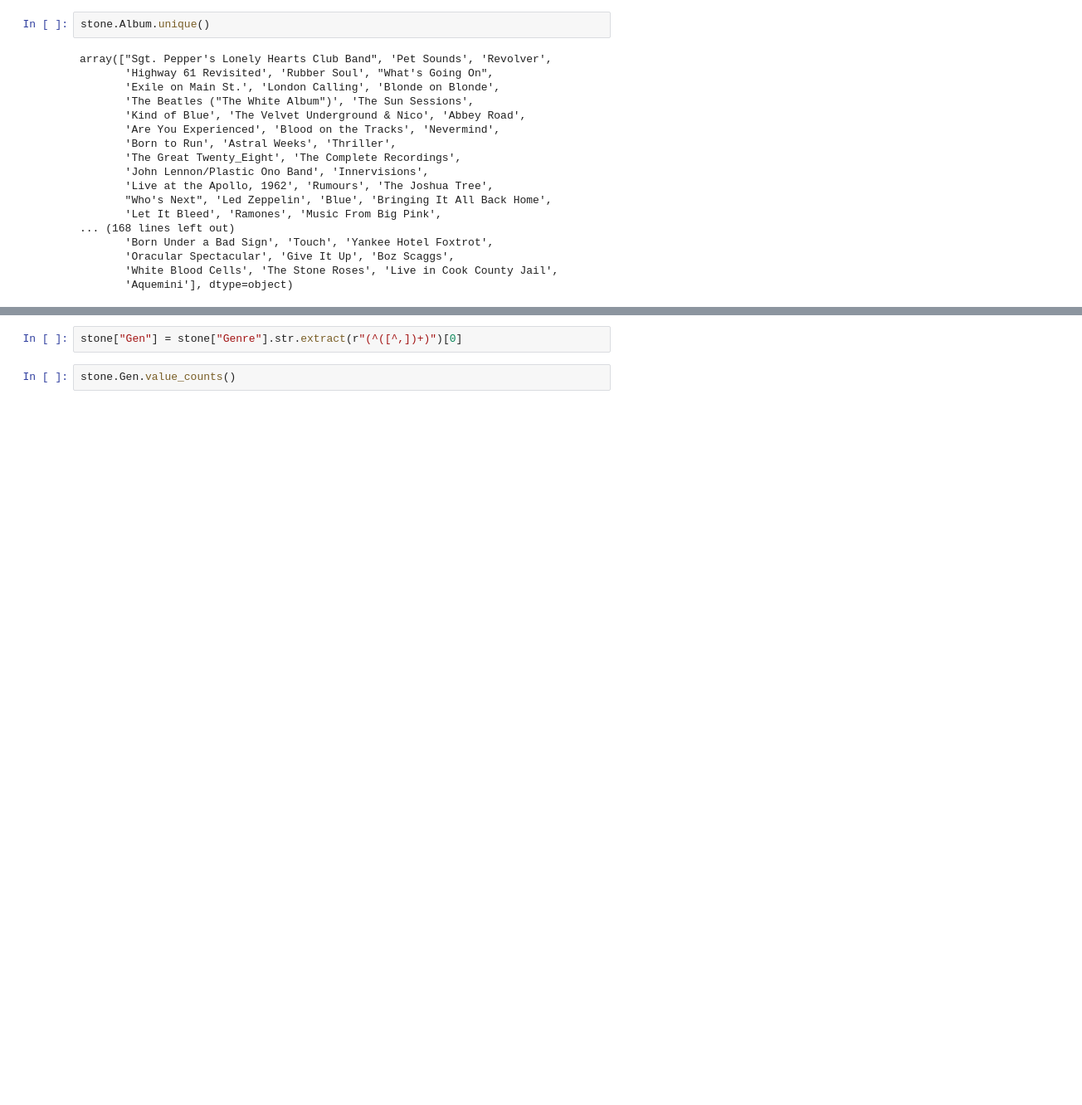
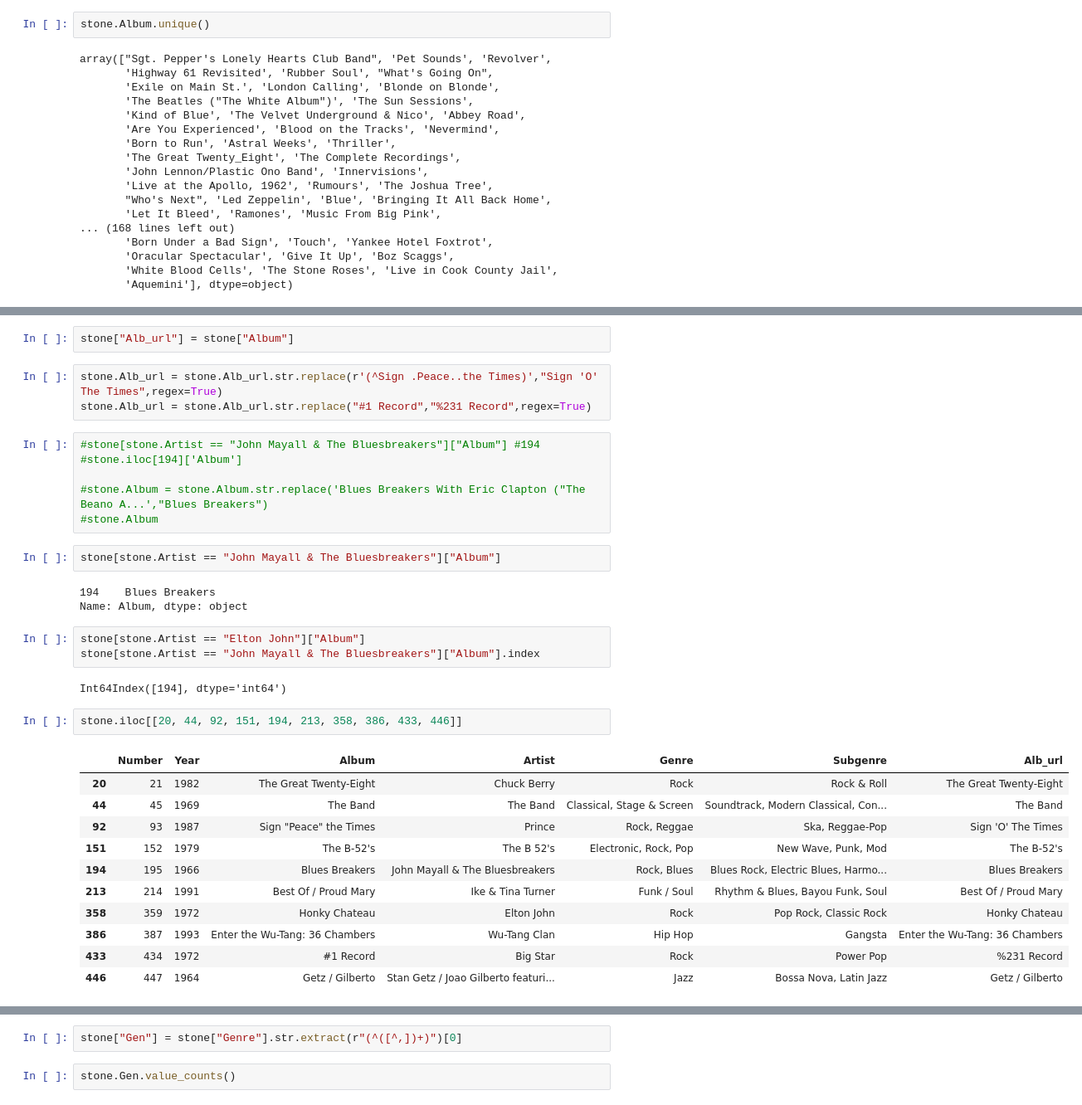
Before and after one commit to data2021oct/Pipelines-project, a Jupyter notebook: notebooks/limpieza_csv.ipynb, the cells around one changed output, grey strips where cells are left out. Shown at 83% size. Drawn from its saved outputs; the diff is of its cells as text; blank space fills up the shorter version.

```diff
--- a/notebooks/limpieza_csv.ipynb
+++ b/notebooks/limpieza_csv.ipynb
@@ -69,3 +77,38 @@ array(["Sgt. Pepper's Lonely Hearts Club Band", 'Pet Sounds', 'Revolver',
+# %%
+stone["Alb_url"] = stone["Album"]
+# %%
+stone.Alb_url = stone.Alb_url.str.replace(r'(^Sign .Peace..the Times)',"Sign 'O' The Times",regex=True)
+stone.Alb_url = stone.Alb_url.str.replace("#1 Record","%231 Record",regex=True)
+# %%
+#stone[stone.Artist == "John Mayall & The Bluesbreakers"]["Album"] #194
+#stone.iloc[194]['Album']
+
+#stone.Album = stone.Album.str.replace('Blues Breakers With Eric Clapton ("The Beano A...',"Blues Breakers")
+#stone.Album
+# %%
+stone[stone.Artist == "John Mayall & The Bluesbreakers"]["Album"]
+# %% [output]
+194    Blues Breakers
+Name: Album, dtype: object
+# %%
+stone[stone.Artist == "Elton John"]["Album"]
+stone[stone.Artist == "John Mayall & The Bluesbreakers"]["Album"].index
+# %% [output]
+Int64Index([194], dtype='int64')
+# %%
+stone.iloc[[20, 44, 92, 151, 194, 213, 358, 386, 433, 446]]
+# %% [output]
+|  | Number | Year | Album | Artist | Genre | Subgenre | Alb_url |
+| 20 | 21 | 1982 | The Great Twenty-Eight | Chuck Berry | Rock | Rock & Roll | The Great Twenty-Eight |
+| 44 | 45 | 1969 | The Band | The Band | Classical, Stage & Screen | Soundtrack, Modern Classical, Con... | The Band |
+| 92 | 93 | 1987 | Sign "Peace" the Times | Prince | Rock, Reggae | Ska, Reggae-Pop | Sign 'O' The Times |
+| 151 | 152 | 1979 | The B-52's | The B 52's | Electronic, Rock, Pop | New Wave, Punk, Mod | The B-52's |
+| 194 | 195 | 1966 | Blues Breakers | John Mayall & The Bluesbreakers | Rock, Blues | Blues Rock, Electric Blues, Harmo... | Blues Breakers |
+| 213 | 214 | 1991 | Best Of / Proud Mary | Ike & Tina Turner | Funk / Soul | Rhythm & Blues, Bayou Funk, Soul | Best Of / Proud Mary |
+| 358 | 359 | 1972 | Honky Chateau | Elton John | Rock | Pop Rock, Classic Rock | Honky Chateau |
+| 386 | 387 | 1993 | Enter the Wu-Tang: 36 Chambers | Wu-Tang Clan | Hip Hop | Gangsta | Enter the Wu-Tang: 36 Chambers |
+| 433 | 434 | 1972 | #1 Record | Big Star | Rock | Power Pop | %231 Record |
+| 446 | 447 | 1964 | Getz / Gilberto | Stan Getz / Joao Gilberto featuri... | Jazz | Bossa Nova, Latin Jazz | Getz / Gilberto |
 # %%
 stone.Genre.value_counts()
 # %% [output]
```
Also changed, not shown: parts of 5 cells of this notebook, 2 other files.
